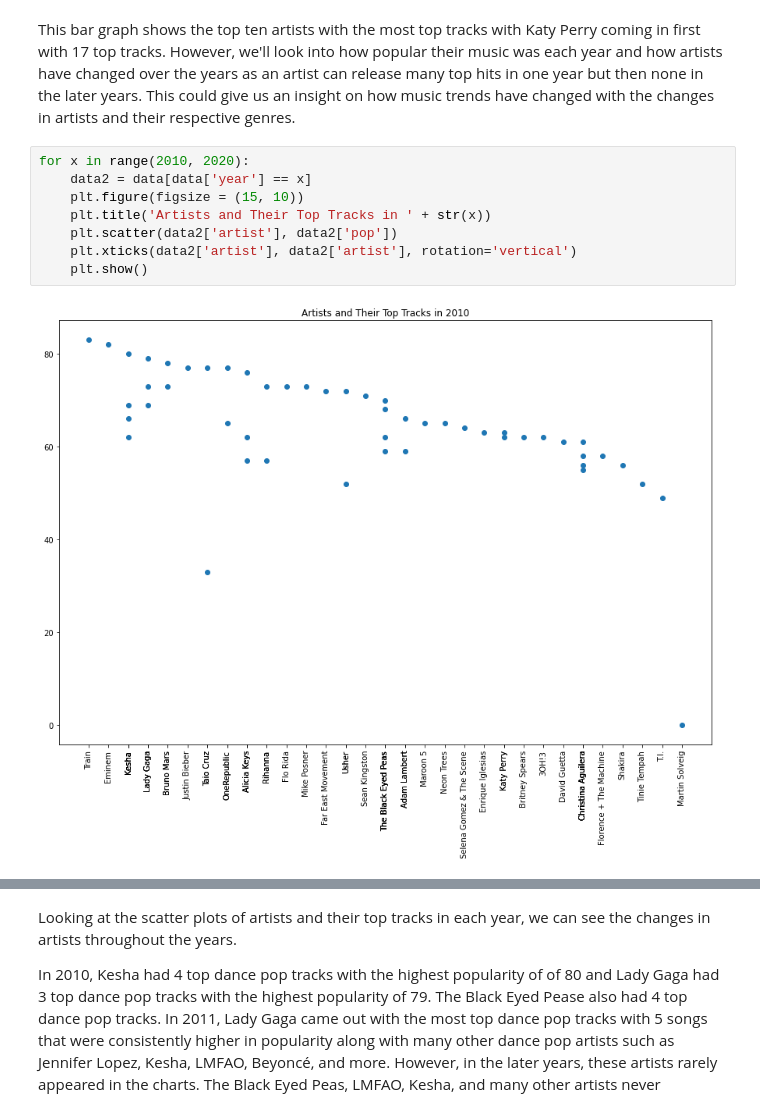
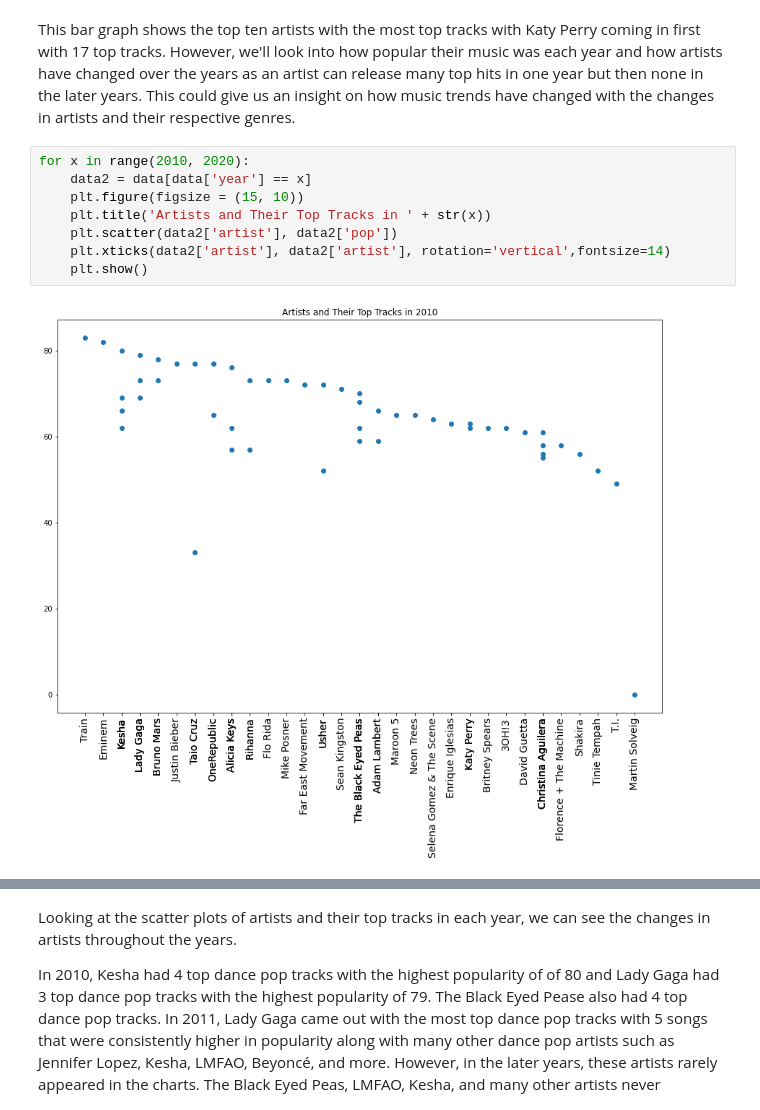
Before and after one commit to amarmuju/amarmuju.github.io, a Jupyter notebook: finalproject.ipynb, the cells around one changed output, grey strips where cells are left out. Saved outputs shown, nothing was run; the diff lists cells and outputs as text.

Commit message:
changed scatter size

```diff
--- a/finalproject.ipynb
+++ b/finalproject.ipynb
@@ -193,10 +193,10 @@ This bar graph shows the top ten artists with the most top tracks with Katy Perr
 # %%
 for x in range(2010, 2020):
     data2 = data[data['year'] == x]
     plt.figure(figsize = (15, 10))
     plt.title('Artists and Their Top Tracks in ' + str(x))
     plt.scatter(data2['artist'], data2['pop'])
-    plt.xticks(data2['artist'], data2['artist'], rotation='vertical')
+    plt.xticks(data2['artist'], data2['artist'], rotation='vertical',fontsize=14)
     plt.show()
 # %% [output]
-[figure, old version]
+[figure, new version]
```
Also changed, not shown: parts of 1 cell of this notebook.
